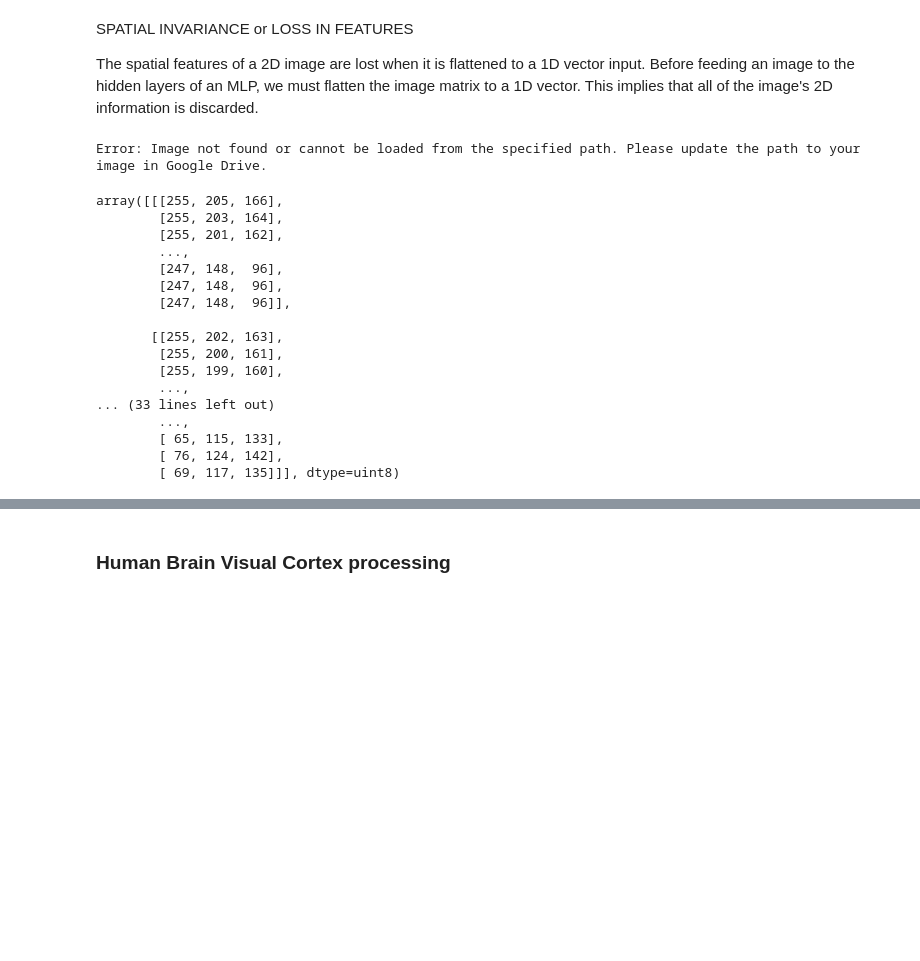
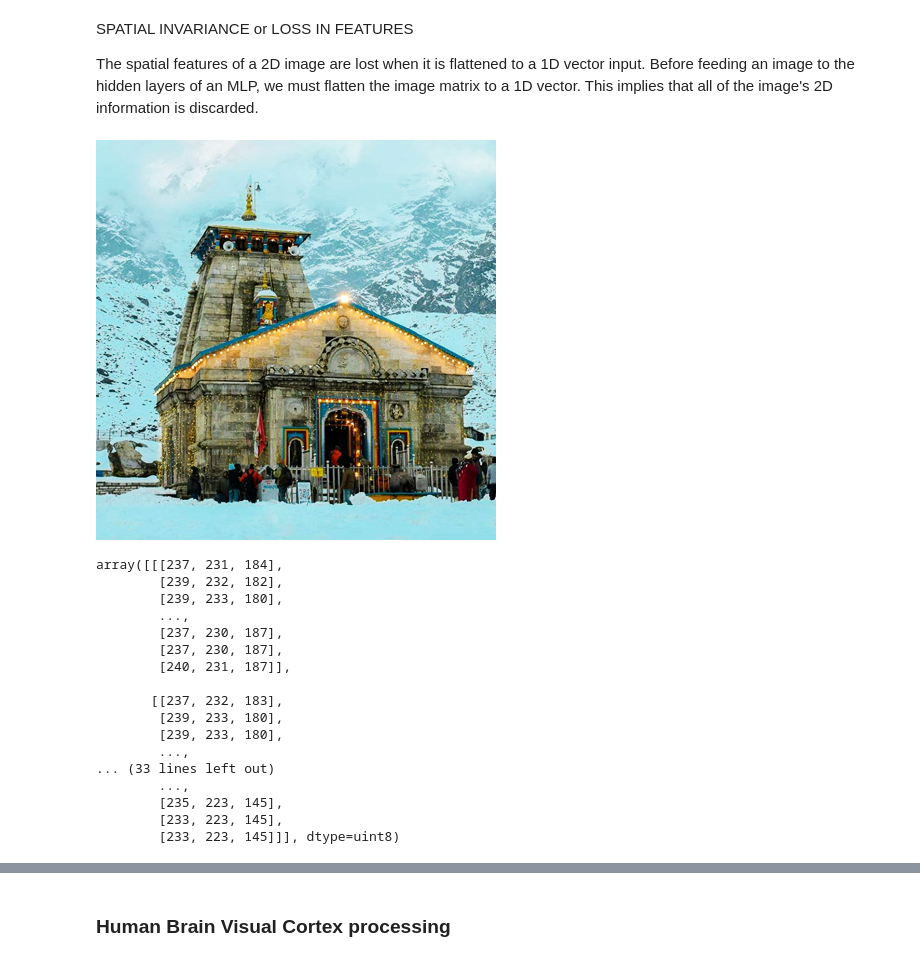
Before and after one commit to deekshitha411/bits_5d5, a Jupyter notebook: CNN_Python_Implementation_updated.ipynb, the cells around one changed output, grey strips where cells are left out. Cells and saved outputs as stored; diff of their text form; code cells hidden in the pictures; blank space fills up the shorter version.

```diff
--- a/CNN_Python_Implementation_updated.ipynb
+++ b/CNN_Python_Implementation_updated.ipynb
@@ -16,38 +16,38 @@ The spatial features of a 2D image are lost when it is flattened to a 1D vector
 # %%
 from google.colab.patches import cv2_imshow
 import os, json, cv2, random #importing python libraries for diff operations
 
 # IMPORTANT: This path is a Windows local path and will not work in Google Colab.
 # You need to replace it with a valid path to your image in Google Drive.
 # For example: im = cv2.imread('/content/drive/MyDrive/my_image.jpg')
-im = cv2.imread("temp.jpeg") # Placeholder - PLEASE UPDATE THIS PATH!
+im = cv2.imread("/content/temp.jpeg") # Placeholder - PLEASE UPDATE THIS PATH!
 
 if im is None:
     print(f"Error: Image not found or cannot be loaded from the specified path. Please update the path to your image in Google Drive.")
 else:
     cv2_imshow(im) #it correctly displays images in notebook
 # %% [output]
-Error: Image not found or cannot be loaded from the specified path. Please update the path to your image in Google Drive.
+[figure, added]
 # %%
 im
 # %% [output]
-array([[[255, 205, 166],
-        [255, 203, 164],
-        [255, 201, 162],
+array([[[237, 231, 184],
+        [239, 232, 182],
+        [239, 233, 180],
         ...,
-        [247, 148,  96],
-        [247, 148,  96],
-        [247, 148,  96]],
+        [237, 230, 187],
+        [237, 230, 187],
+        [240, 231, 187]],
 
-       [[255, 202, 163],
-        [255, 200, 161],
-        [255, 199, 160],
+       [[237, 232, 183],
+        [239, 233, 180],
+        [239, 233, 180],
         ...,
 ... (33 lines left out)
         ...,
-        [ 65, 115, 133],
-        [ 76, 124, 142],
-        [ 69, 117, 135]]], dtype=uint8)
+        [235, 223, 145],
+        [233, 223, 145],
+        [233, 223, 145]]], dtype=uint8)
 # %% [markdown]
 #### Sample Image
 
```
Also changed, not shown: parts of 9 cells of this notebook.
